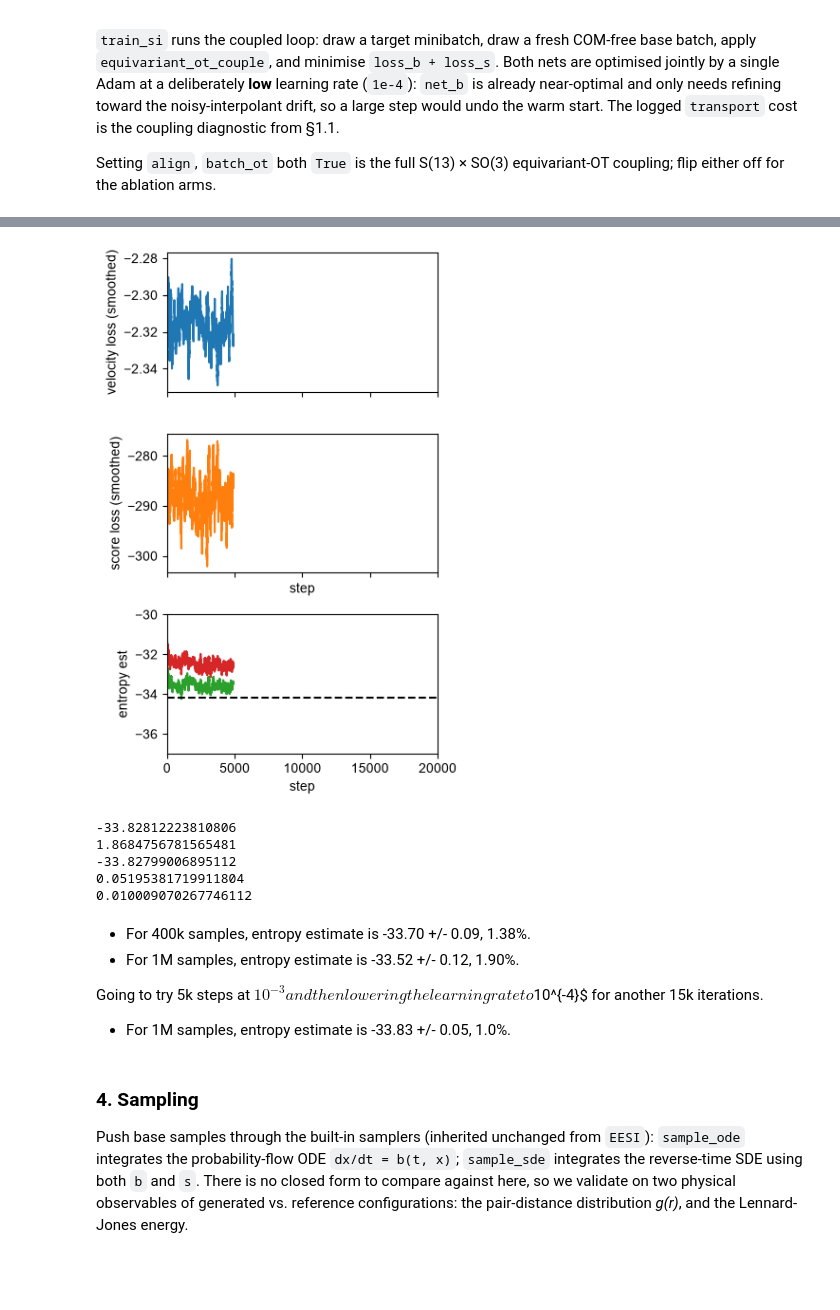
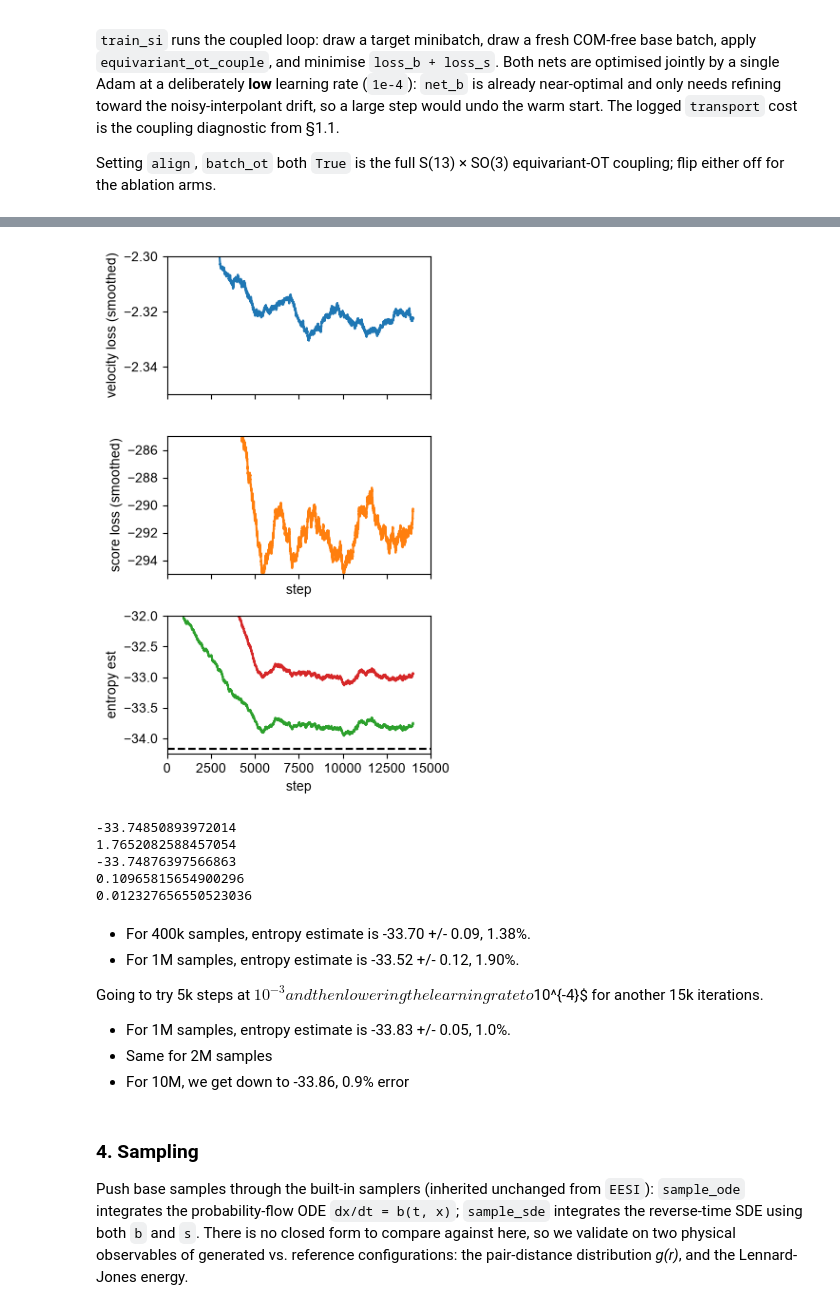
Before and after one commit to Rauscher-Group/eesi, a Jupyter notebook: experiments/LJ/LJ13.ipynb, the cells around one changed output, grey strips where cells are left out. Saved outputs shown, nothing was run; the diff lists cells and outputs as text; code cells hidden in the pictures; blank space fills up the shorter version.

```diff
--- a/experiments/LJ/LJ13.ipynb
+++ b/experiments/LJ/LJ13.ipynb
@@ -85,13 +85,20 @@ re-centering only removes float drift. `sample_prior` is the base `p₀`, drawn
 step. Both distributions are S(13) × SO(3)-invariant, which is what makes the
 equivariant-OT coupling marginal-preserving.
 # %%
-# only grabbing a small sub-sample
-n_data = 2_000_000
+# only grabbing a sub-sample
+n_data = 1_000_000
 x1 = load_ref_data(n=n_data,seed=5987).to(device)
 print("target dataset:", tuple(x1.shape))
 print(x1.nbytes/1e6)
 
-e_ref = energy(x1)
+e_ref = chunked(energy,x1,100_000)
 print(f"reference energy: <E> = {e_ref.mean():+.3f}   min = {e_ref.min():+.3f} "
       f"(global minimum is -44.327)")
+
+torch.cuda.empty_cache()
+# Get free and total VRAM in bytes
+free_vram, total_vram = torch.cuda.mem_get_info()
+
+print(f"Available VRAM: {free_vram / 1024**3:.2f} GB")
+print(f"Total VRAM: {total_vram / 1024**3:.2f} GB")
 # %% [output]
@@ -168,7 +177,7 @@ would undo the warm start. The logged `transport` cost is the coupling diagnosti
 Setting `align`, `batch_ot` both `True` is the full S(13) × SO(3) equivariant-OT coupling;
 flip either off for the ablation arms.
 # %%
-torch.manual_seed(3)
+torch.manual_seed(919)
 
 model, htot = train_si(
     x1, model=model, steps=5_000, batch=batch_size, lr=1e-3,
@@ -176,15 +185,16 @@ model, htot = train_si(
 
 
 model, hist = train_si(
-    x1, model=model, steps=15_000, batch=batch_size, lr=1e-4,
+    x1, model=model, steps=10_000, batch=batch_size, lr=1e-4,
     device=str(device), log_every=10, entropy="both")
 
 htot += hist
 
+
 hist_b, hist_s, ent_dot, ent_zdot = map(np.asarray, zip(*htot))
 
-torch.save(model.net_b.state_dict(), "lj13_b_si_B256_cold_2m.pth")
-torch.save(model.net_s.state_dict(), "lj13_s_si_B256_cold_2m.pth")
-np.save("lj13_B256_hist_cold_2m.npy",np.array(htot))
-print("saved lj13_{b,s}_si_B256_cold_2m.pth")
+torch.save(model.net_b.state_dict(), "lj13_b_si_B256_cold_1m.pth")
+torch.save(model.net_s.state_dict(), "lj13_s_si_B256_cold_1m.pth")
+np.save("lj13_B256_hist_cold_1m.npy",np.array(htot))
+print("saved lj13_{b,s}_si_B256_cold_1m.pth")
 # %% [output]
@@ -196,45 +218,49 @@ KeyboardInterrupt:
 # %%
 hist_b, hist_s, ent_dot, ent_zdot = map(np.asarray, zip(*htot))
 fig, ax = plt.subplots(3, 1, sharex=True, figsize=(4, 6))
-ax[0].plot(smooth(hist_b), "-C0")
+ax[0].plot(smooth(hist_b,1000), "-C0")
 ax[0].set_ylabel("velocity loss (smoothed)")
-ax[1].plot(smooth(hist_s), "-C1")
+ax[1].plot(smooth(hist_s,1000), "-C1")
 ax[1].set_xlabel("step")
 ax[1].set_ylabel("score loss (smoothed)")
-ax[2].plot(smooth(ent_zdot), "-C2")
-ax[2].plot(smooth(ent_dot), "-C3")
+ax[2].plot(smooth(ent_zdot,1000), "-C2")
+ax[2].plot(smooth(ent_dot,1000), "-C3")
 ax[2].set_ylabel("entropy est")
 ax[2].set_xlabel("step")
 ax[2].hlines(-34.17,0,25000,linestyles=["dashed"],colors=["k"])
-ax[2].set_xlim(0,20000)
-ax[2].set_ylim(-37,-30)
+ax[2].set_xlim(0,15000)
+ax[2].set_ylim(-34.25,-32)
+ax[0].set_ylim(-2.35,-2.3)
+ax[1].set_ylim(-295,-285)
 plt.tight_layout()
 plt.show()
 # %% [output]
-[figure, old version]
+[figure, new version]
 # %%
-print(np.mean(ent_zdot[-5000:]))
-print(np.std(ent_zdot[-5000:]))
+print(np.mean(ent_zdot[-1000:]))
+print(np.std(ent_zdot[-1000:]))
 
 
 strap = lambda data : np.mean(np.random.choice(data,size=len(data)))
-straps = [strap(ent_zdot[-5000:]) for _ in range(100000)]
+straps = [strap(ent_zdot[-1000:]) for _ in range(100000)]
 print(np.mean(straps))
 print(1.96*np.std(straps))
 
 print(np.absolute(np.mean(straps)/(-34.17) - 1.0))
 # %% [output]
--33.82812223810806
-1.8684756781565481
--33.82799006895112
-0.05195381719911804
-0.010009070267746112
+-33.74850893972014
+1.7652082588457054
+-33.74876397566863
+0.10965815654900296
+0.012327656550523036
 # %% [markdown]
 - For 400k samples, entropy estimate is -33.70 +/- 0.09, 1.38%.
 - For 1M   samples, entropy estimate is -33.52 +/- 0.12, 1.90%.
 
 Going to try 5k steps at $10^{-3} and then lowering the learning rate to $10^{-4}$ for another 15k iterations.
 - For 1M   samples, entropy estimate is -33.83 +/- 0.05, 1.0%.
+- Same for 2M samples
+- For 10M, we get down to -33.86, 0.9% error
 # %% [markdown]
 ### 4. Sampling
 
```
Also changed, not shown: parts of 12 cells of this notebook.
